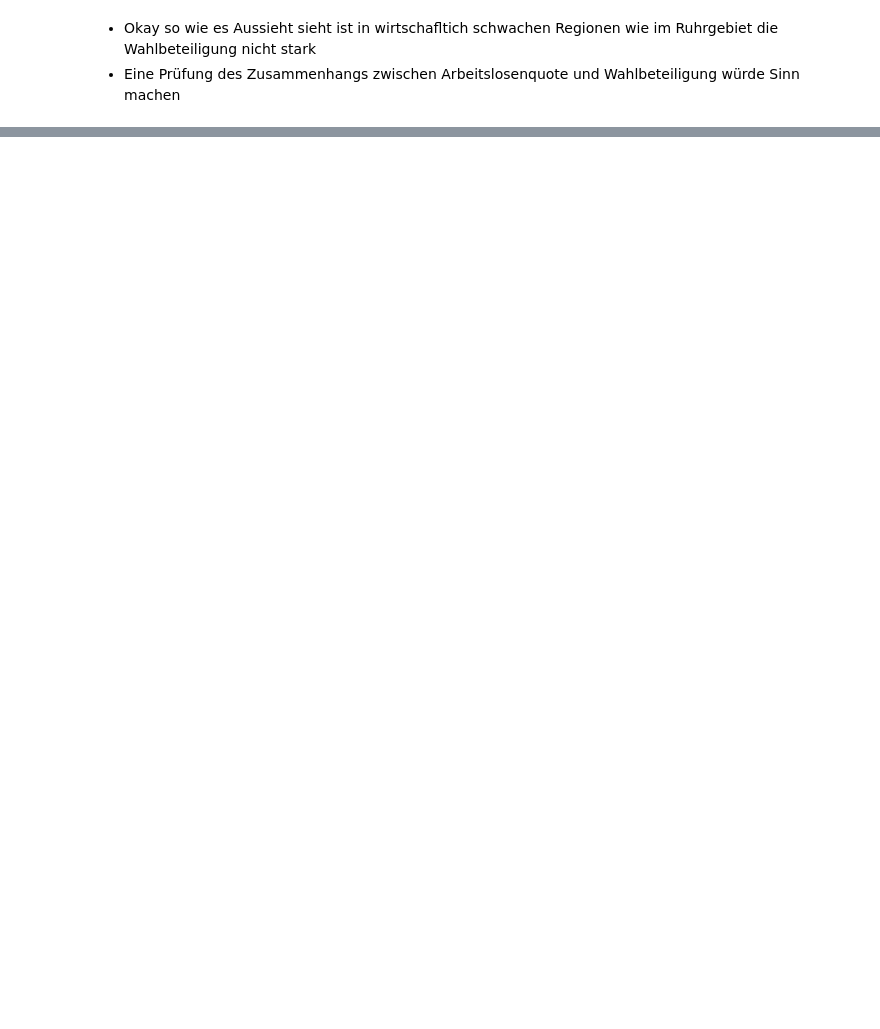
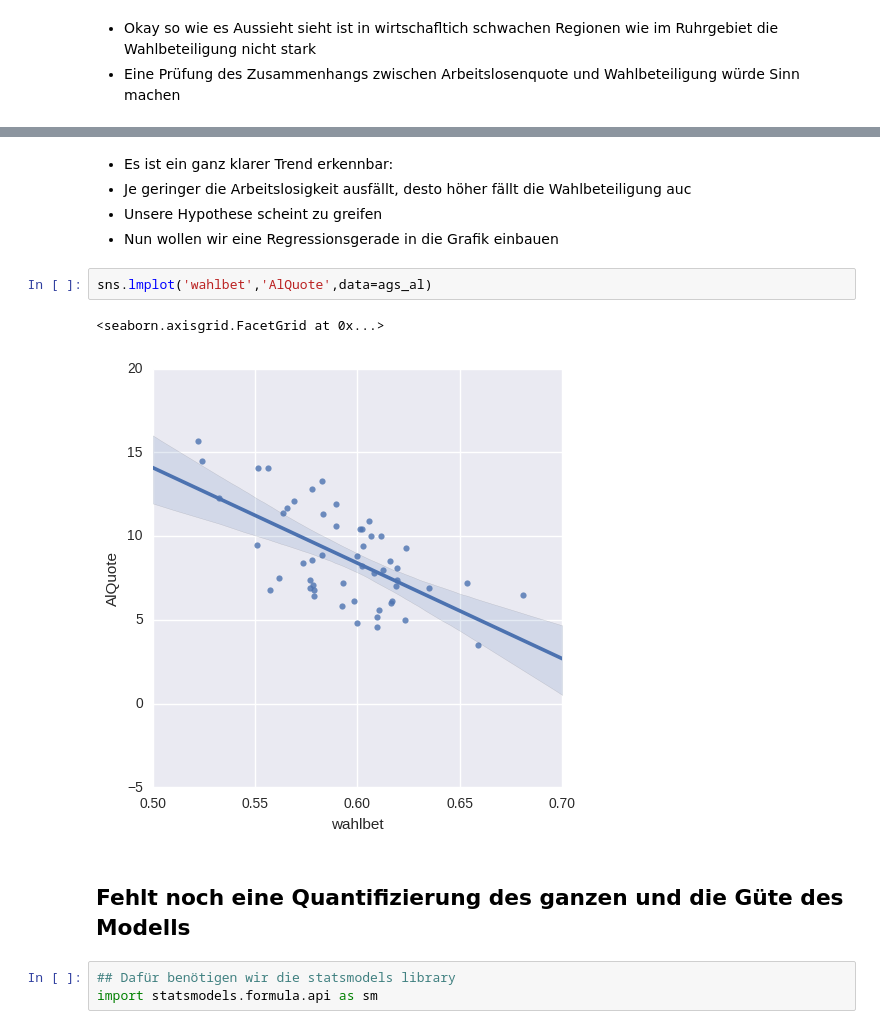
Before and after one commit to xlko/WahlbeteiligungNRW, a Jupyter notebook: WahlbeteiligungNRW.ipynb, the cells around one changed output, grey strips where cells are left out. Drawn from its saved outputs; the diff is of its cells as text; blank space fills up the shorter version.

```diff
--- a/WahlbeteiligungNRW.ipynb
+++ b/WahlbeteiligungNRW.ipynb
@@ -414,0 +532,15 @@ karte
+# %% [markdown]
+- Es ist ein ganz klarer Trend erkennbar:
+- Je geringer die Arbeitslosigkeit ausfällt, desto höher fällt die Wahlbeteiligung auc
+- Unsere Hypothese scheint zu greifen
+- Nun wollen wir eine Regressionsgerade in die Grafik einbauen
+# %%
+sns.lmplot('wahlbet','AlQuote',data=ags_al)
+# %% [output]
+<seaborn.axisgrid.FacetGrid at 0x...>
+[figure, added]
+# %% [markdown]
+## Fehlt noch eine Quantifizierung des ganzen und die Güte des Modells
+# %%
+## Dafür benötigen wir die statsmodels library
+import statsmodels.formula.api as sm
```
Also changed, not shown: parts of 15 cells of this notebook, 2 other files.
